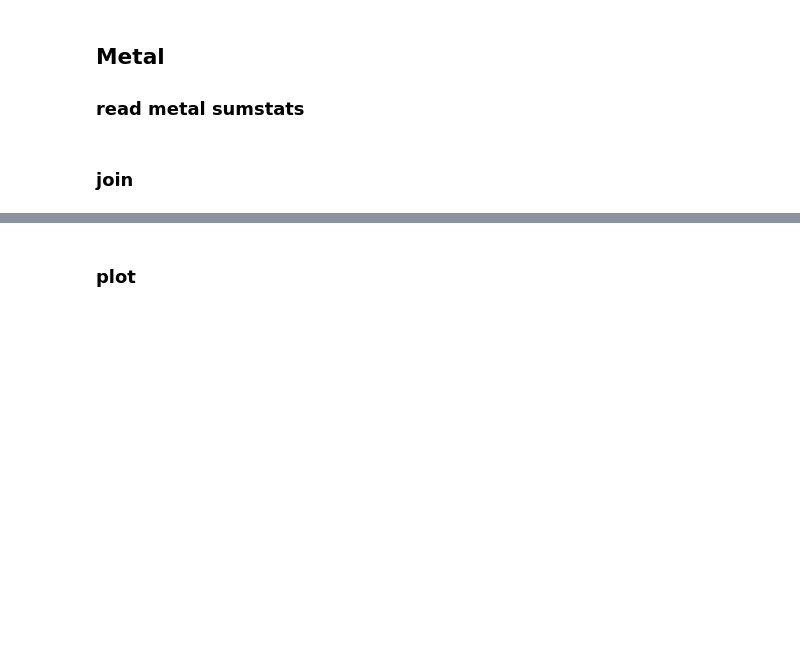
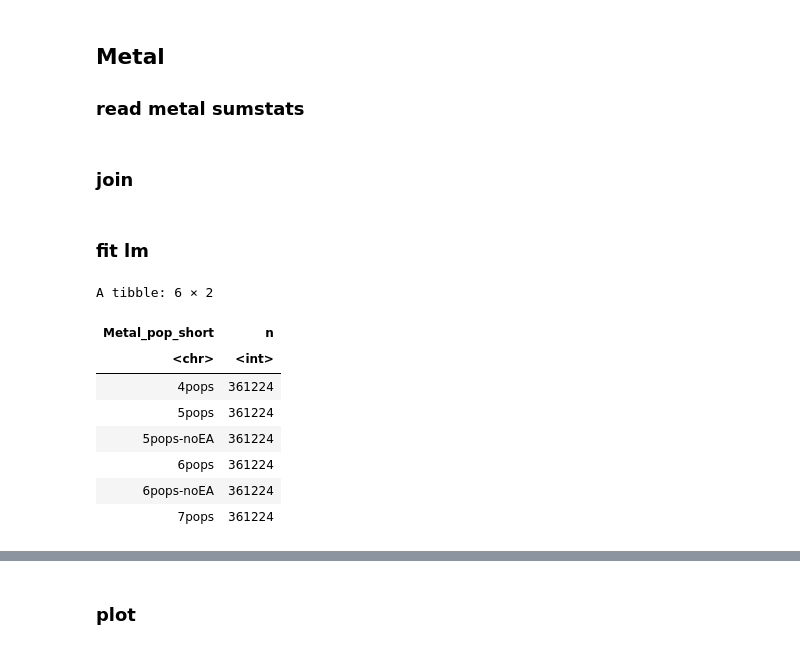
Before and after one commit to rivas-lab/ukbb-tools, a Jupyter notebook: 18_metal/20200612_metal_power_analysis/2_compare_pval.ipynb, the cells around one changed output, grey strips where cells are left out. Cells and saved outputs as stored; diff of their text form; code cells hidden in the pictures; blank space fills up the shorter version.

```diff
--- a/18_metal/20200612_metal_power_analysis/2_compare_pval.ipynb
+++ b/18_metal/20200612_metal_power_analysis/2_compare_pval.ipynb
@@ -98,3 +98,20 @@ gather(Metal_pops, Metal_P, -ID) %>%
 drop_na(Metal_P) %>%
 left_join(WB_sub_df, by='ID') %>%
 drop_na(P)
+# %% [markdown]
+### fit lm
+# %%
+df %>%
+mutate(tmp = Metal_pops) %>%
+separate(tmp, c('Metal_pop_short', NA), sep='\\(') %>%
+count(Metal_pop_short)
+# %% [output]
+A tibble: 6 × 2
+| Metal_pop_short | n |
+| <chr> | <int> |
+| 4pops | 361224 |
+| 5pops | 361224 |
+| 5pops-noEA | 361224 |
+| 6pops | 361224 |
+| 6pops-noEA | 361224 |
+| 7pops | 361224 |
```
Also changed, not shown: parts of 3 cells of this notebook, 1 other file.
